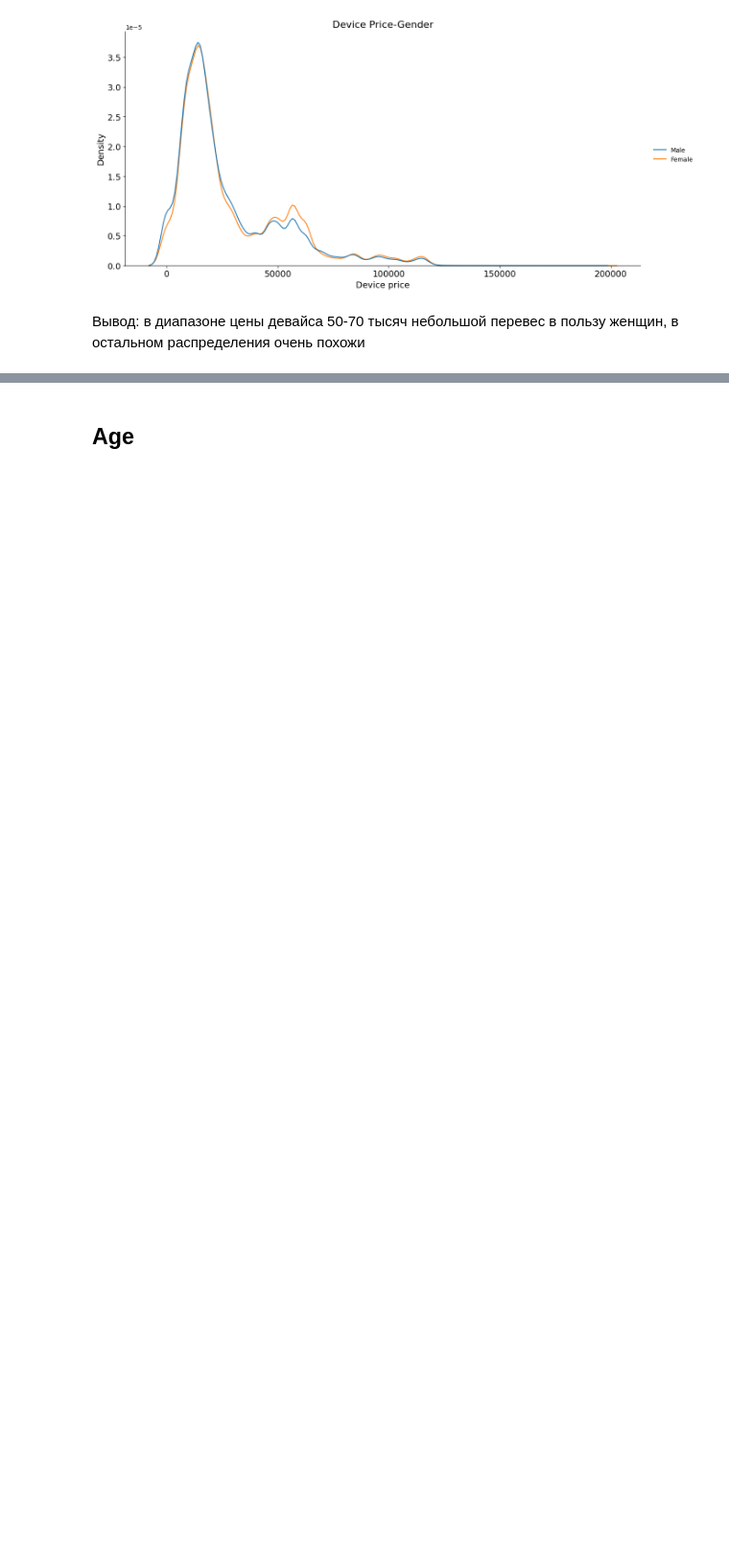
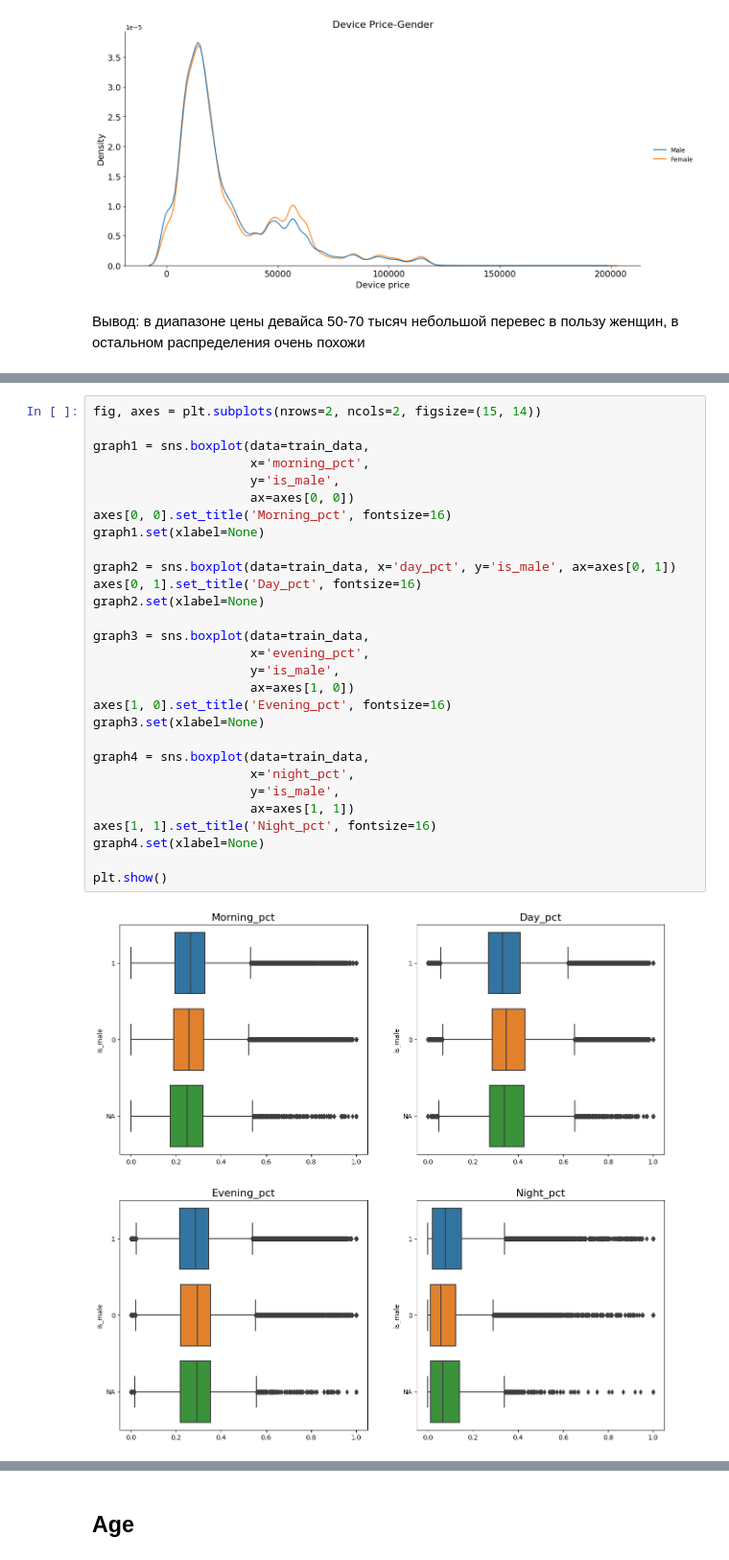
Before and after one commit to georgy-sidorkin/MTS_ML_Cup, a Jupyter notebook: 1. EDA.ipynb, the cells around one changed output, grey strips where cells are left out. Shown at 96% size. Drawn from its saved outputs; the diff is of its cells as text; blank space fills up the shorter version.

```diff
--- a/1. EDA.ipynb
+++ b/1. EDA.ipynb
@@ -279 +346,32 @@ plt.ylabel('Night pct', fontsize=14);
+# %%
+fig, axes = plt.subplots(nrows=2, ncols=2, figsize=(15, 14))
+
+graph1 = sns.boxplot(data=train_data,
+                     x='morning_pct',
+                     y='is_male',
+                     ax=axes[0, 0])
+axes[0, 0].set_title('Morning_pct', fontsize=16)
+graph1.set(xlabel=None)
+
+graph2 = sns.boxplot(data=train_data, x='day_pct', y='is_male', ax=axes[0, 1])
+axes[0, 1].set_title('Day_pct', fontsize=16)
+graph2.set(xlabel=None)
+
+graph3 = sns.boxplot(data=train_data,
+                     x='evening_pct',
+                     y='is_male',
+                     ax=axes[1, 0])
+axes[1, 0].set_title('Evening_pct', fontsize=16)
+graph3.set(xlabel=None)
+
+graph4 = sns.boxplot(data=train_data,
+                     x='night_pct',
+                     y='is_male',
+                     ax=axes[1, 1])
+axes[1, 1].set_title('Night_pct', fontsize=16)
+graph4.set(xlabel=None)
+
+plt.show()
+# %% [output]
+[figure, added]
 # %% [markdown]
```
Also changed, not shown: parts of 83 cells of this notebook.
